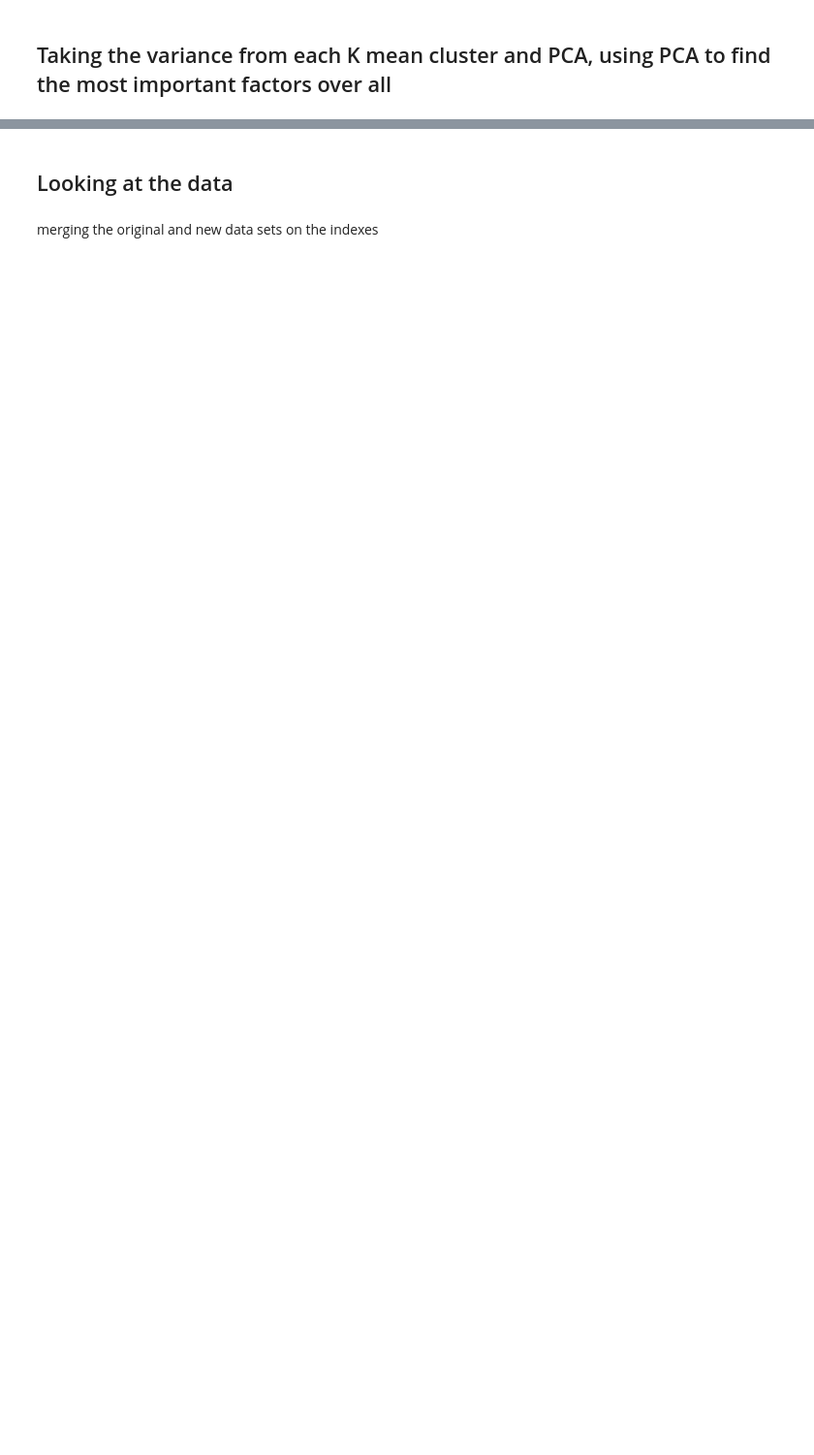
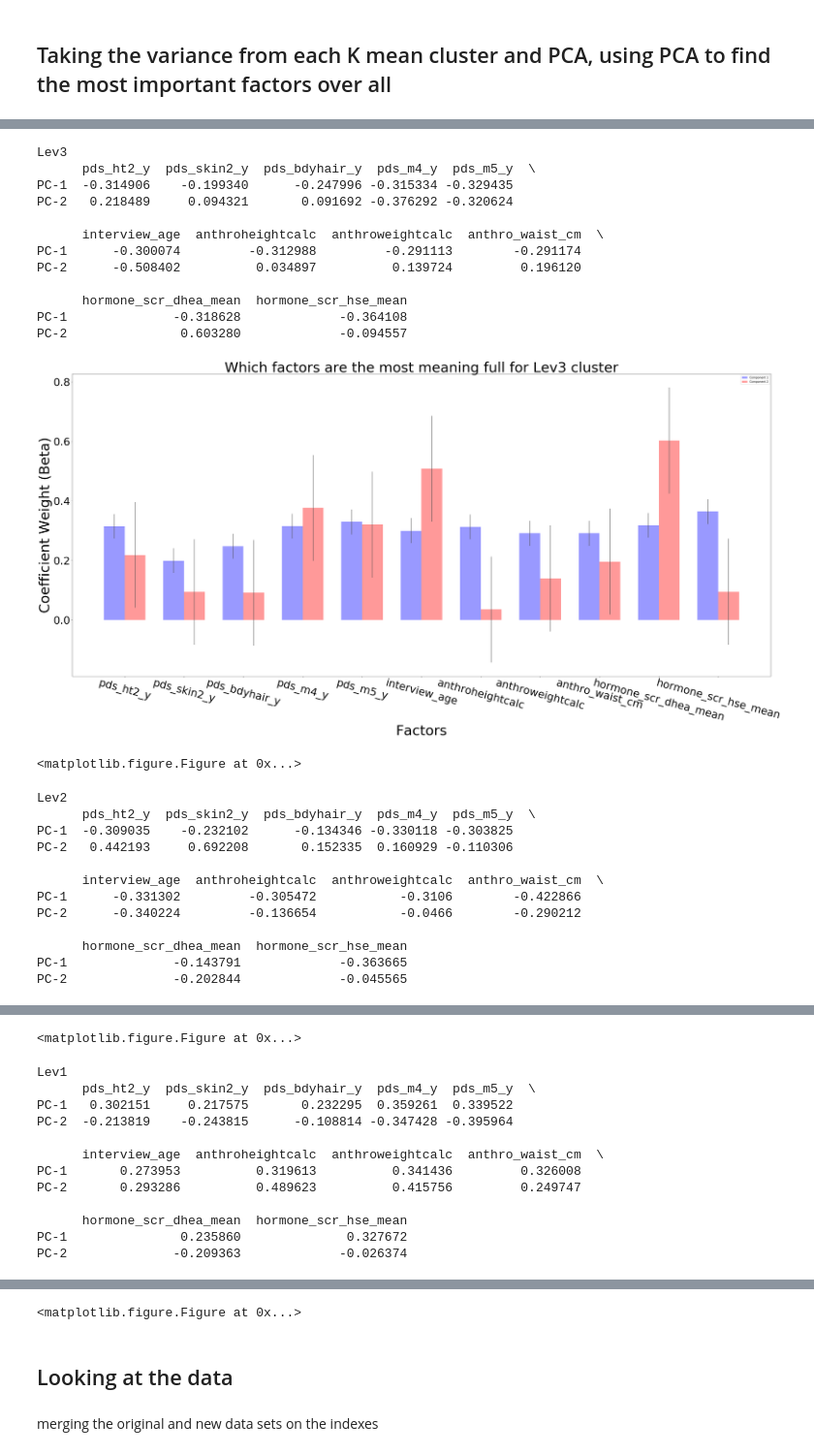
Before and after one commit to grace-shearrer/ABCD, a Jupyter notebook: ohBoy_Kmeans.ipynb, the cells around one changed output, grey strips where cells are left out. Shown at 97% size. Drawn from its saved outputs; the diff is of its cells as text; code cells hidden in the pictures; blank space fills up the shorter version.

```diff
--- a/ohBoy_Kmeans.ipynb
+++ b/ohBoy_Kmeans.ipynb
@@ -428,17 +437,17 @@ ValueError: Shape of passed values is (13, 299), indices imply (14, 299)
 # %%
 All_Ratios = {'Lev1': All_lev1Ratio, 'Lev2': All_lev2Ratio, 'Lev3':All_lev3Ratio}
 Coefs = {}
-index = np.arange(12)
+index = np.arange(11)
 for key, value in All_Ratios.iteritems():
     pca = PCA(n_components=2)
     pca.fit_transform(value)
     i = np.identity(value.shape[1])  # identity matrix
     Coefs[key] = pca.transform(i)
     print(key)
-    print pd.DataFrame(pca.components_,columns=names[0:12],index = ['PC-1','PC-2'])
+    print pd.DataFrame(pca.components_,columns=names[0:11],index = ['PC-1','PC-2'])
     print('\n')
 
-    n_groups = 12
+    n_groups = 11
 
     means_CP1 = np.absolute(pca.components_[0,:])
     std_CP1 = np.matrix.std(np.matrix(np.absolute(pca.components_[0,:])))
@@ -446,31 +455,58 @@ for key, value in All_Ratios.iteritems():
     means_CP2 = np.absolute(pca.components_[1,:])
     std_CP2 = np.matrix.std(np.matrix(np.absolute(pca.components_[1,:])))
 
     fig, ax = plt.subplots(figsize=(45, 20))
     bar_width = 0.35
 
     opacity = 0.4
     error_config = {'ecolor': '0.3'}
 
     rects1 = ax.bar(index, means_CP1, bar_width,
                     alpha=opacity, color='b',
                     yerr=std_CP1, error_kw=error_config,
                     label='Component 1')
 
     rects2 = ax.bar(index + bar_width, means_CP2, bar_width,
                     alpha=opacity, color='r',
                     yerr=std_CP2, error_kw=error_config,
                     label='Component 2')
     #plt.xlabel( fontsize=18)
     ax.set_xlabel('Factors', fontsize = 50)
     ax.set_ylabel('Coefficient Weight (Beta)', fontsize = 50)
     ax.set_title('Which factors are the most meaning full for %s cluster'%key, fontsize = 50)
     ax.set_xticks(index + bar_width / 2)
 
-    ax.set_xticklabels(names[0:12], fontsize = 28, rotation = -15)
+    ax.set_xticklabels(names[0:11], fontsize = 28, rotation = -15)
     ax.legend()
     ax.tick_params(labelsize = 38)
 
     fig=plt.figure(figsize=(100, 16), dpi= 80, facecolor='w', edgecolor='k')
     fig.tight_layout()
     plt.show()
+# %% [output]
+Lev3
+      pds_ht2_y  pds_skin2_y  pds_bdyhair_y  pds_m4_y  pds_m5_y  \
+PC-1  -0.314906    -0.199340      -0.247996 -0.315334 -0.329435
+PC-2   0.218489     0.094321       0.091692 -0.376292 -0.320624
+
+      interview_age  anthroheightcalc  anthroweightcalc  anthro_waist_cm  \
+PC-1      -0.300074         -0.312988         -0.291113        -0.291174
+PC-2      -0.508402          0.034897          0.139724         0.196120
+
+      hormone_scr_dhea_mean  hormone_scr_hse_mean
+PC-1              -0.318628             -0.364108
+PC-2               0.603280             -0.094557
+[figure, added]
+<matplotlib.figure.Figure at 0x...>
+Lev2
+      pds_ht2_y  pds_skin2_y  pds_bdyhair_y  pds_m4_y  pds_m5_y  \
+PC-1  -0.309035    -0.232102      -0.134346 -0.330118 -0.303825
+PC-2   0.442193     0.692208       0.152335  0.160929 -0.110306
+
+      interview_age  anthroheightcalc  anthroweightcalc  anthro_waist_cm  \
+PC-1      -0.331302         -0.305472           -0.3106        -0.422866
+PC-2      -0.340224         -0.136654           -0.0466        -0.290212
+
+      hormone_scr_dhea_mean  hormone_scr_hse_mean
+PC-1              -0.143791             -0.363665
+PC-2              -0.202844             -0.045565
@@ -476,0 +514,13 @@ for key, value in All_Ratios.iteritems():
+<matplotlib.figure.Figure at 0x...>
+Lev1
+      pds_ht2_y  pds_skin2_y  pds_bdyhair_y  pds_m4_y  pds_m5_y  \
+PC-1   0.302151     0.217575       0.232295  0.359261  0.339522
+PC-2  -0.213819    -0.243815      -0.108814 -0.347428 -0.395964
+
+      interview_age  anthroheightcalc  anthroweightcalc  anthro_waist_cm  \
+PC-1       0.273953          0.319613          0.341436         0.326008
+PC-2       0.293286          0.489623          0.415756         0.249747
+
+      hormone_scr_dhea_mean  hormone_scr_hse_mean
+PC-1               0.235860              0.327672
+PC-2              -0.209363             -0.026374
@@ -477,3 +528,4 @@ for key, value in All_Ratios.iteritems():
+<matplotlib.figure.Figure at 0x...>
 # %%
 All_data.shape
 # %% [markdown]
```
Also changed, not shown: parts of 13 cells of this notebook, 1 other file.
